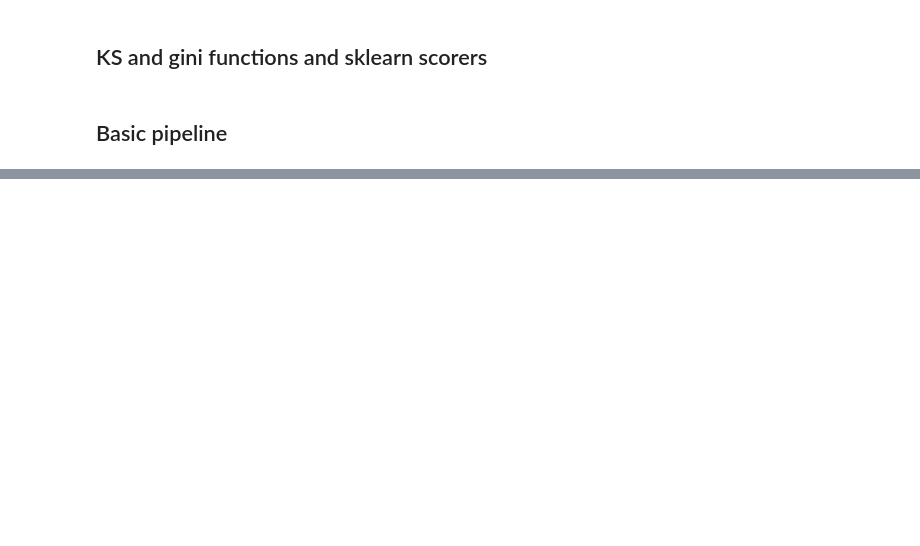
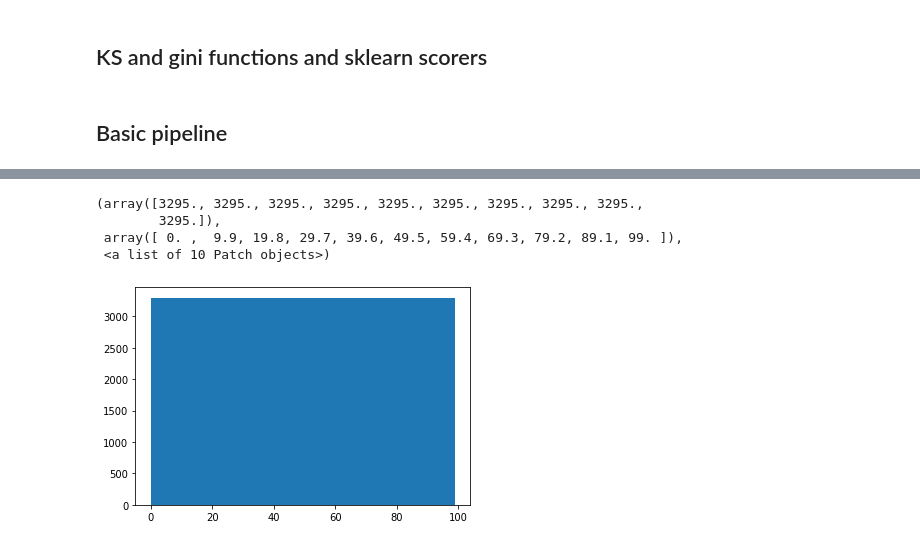
Before and after one commit to marcospiau/BankMarketingDataSet, a Jupyter notebook: notebooks/BankMarketingDataSet_v1.ipynb, the cells around one changed output, grey strips where cells are left out. Saved outputs shown, nothing was run; the diff lists cells and outputs as text; code cells hidden in the pictures; blank space fills up the shorter version.

```diff
--- a/notebooks/BankMarketingDataSet_v1.ipynb
+++ b/notebooks/BankMarketingDataSet_v1.ipynb
@@ -344,0 +370,9 @@ SelectKBest(chi2, k='all').fit_transform(X_train.drop(num_cols, axis=1), y_train
+# %%
+binner = KBinsDiscretizer(n_bins=100, encode='ordinal', strategy='quantile')
+plt.hist(binner.fit_transform(gs.predict_proba(X_train)[:,1].reshape(-1,1)))
+# %% [output]
+(array([3295., 3295., 3295., 3295., 3295., 3295., 3295., 3295., 3295.,
+        3295.]),
+ array([ 0. ,  9.9, 19.8, 29.7, 39.6, 49.5, 59.4, 69.3, 79.2, 89.1, 99. ]),
+ <a list of 10 Patch objects>)
+[figure, added]
```
Also changed, not shown: parts of 33 cells of this notebook.
